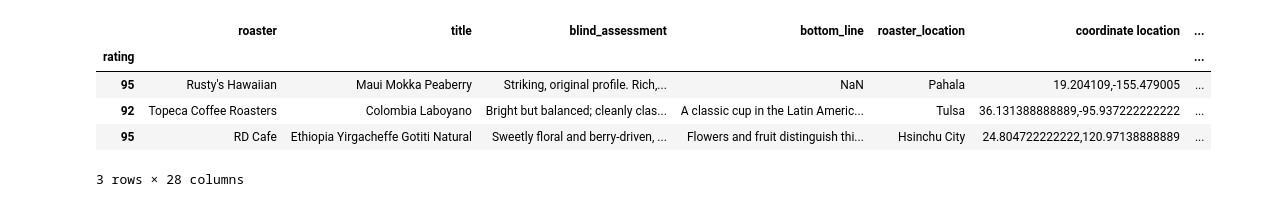
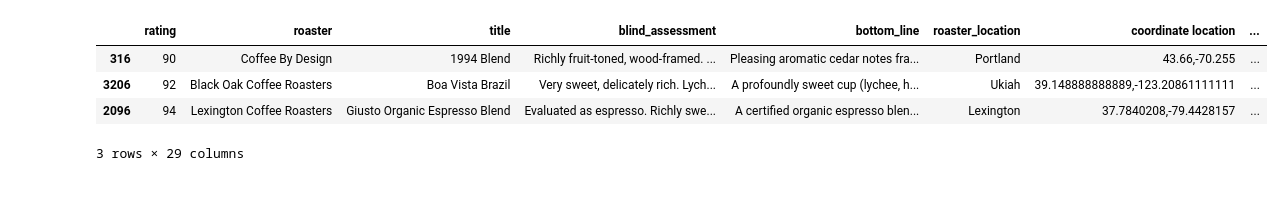
Before and after one commit to tynardone/coffee-reviews-analysis, a Jupyter notebook: notebooks/exploratory/01_data_cleaning.ipynb, the cells around one changed output. Cells and saved outputs as stored; diff of their text form; code cells hidden in the pictures.

```diff
--- a/notebooks/exploratory/01_data_cleaning.ipynb
+++ b/notebooks/exploratory/01_data_cleaning.ipynb
@@ -14,13 +17,12 @@ mpl.rcParams['figure.dpi']= 300
 # %%
 data_dir = Path('../../data')
-df = pd.read_csv(data_dir / 'interim' / '05052024-roast-review-merged-openrefine.csv', index_col=0)
+df = pd.read_csv(data_dir / 'interim' / '05052024-roast-review-merged-openrefine.csv')
 
 df.sample(3)
 # %% [output]
-|  | roaster | title | blind_assessment | bottom_line | roaster_location | coordinate location | ... |
-| rating |  |  |  |  |  |  | ... |
-| 95 | Rusty's Hawaiian | Maui Mokka Peaberry | Striking, original profile. Rich,... | NaN | Pahala | 19.204109,-155.479005 | ... |
-| 92 | Topeca Coffee Roasters | Colombia Laboyano | Bright but balanced; cleanly clas... | A classic cup in the Latin Americ... | Tulsa | 36.131388888889,-95.937222222222 | ... |
-| 95 | RD Cafe | Ethiopia Yirgacheffe Gotiti Natural | Sweetly floral and berry-driven, ... | Flowers and fruit distinguish thi... | Hsinchu City | 24.804722222222,120.97138888889 | ... |
+|  | rating | roaster | title | blind_assessment | bottom_line | roaster_location | coordinate location | ... |
+| 316 | 90 | Coffee By Design | 1994 Blend | Richly fruit-toned, wood-framed. ... | Pleasing aromatic cedar notes fra... | Portland | 43.66,-70.255 | ... |
+| 3206 | 92 | Black Oak Coffee Roasters | Boa Vista Brazil | Very sweet, delicately rich. Lych... | A profoundly sweet cup (lychee, h... | Ukiah | 39.148888888889,-123.20861111111 | ... |
+| 2096 | 94 | Lexington Coffee Roasters | Giusto Organic Espresso Blend | Evaluated as espresso. Richly swe... | A certified organic espresso blen... | Lexington | 37.7840208,-79.4428157 | ... |
-3 rows × 28 columns
+3 rows × 29 columns
 # %%
```
Also changed, not shown: parts of 13 cells of this notebook.
